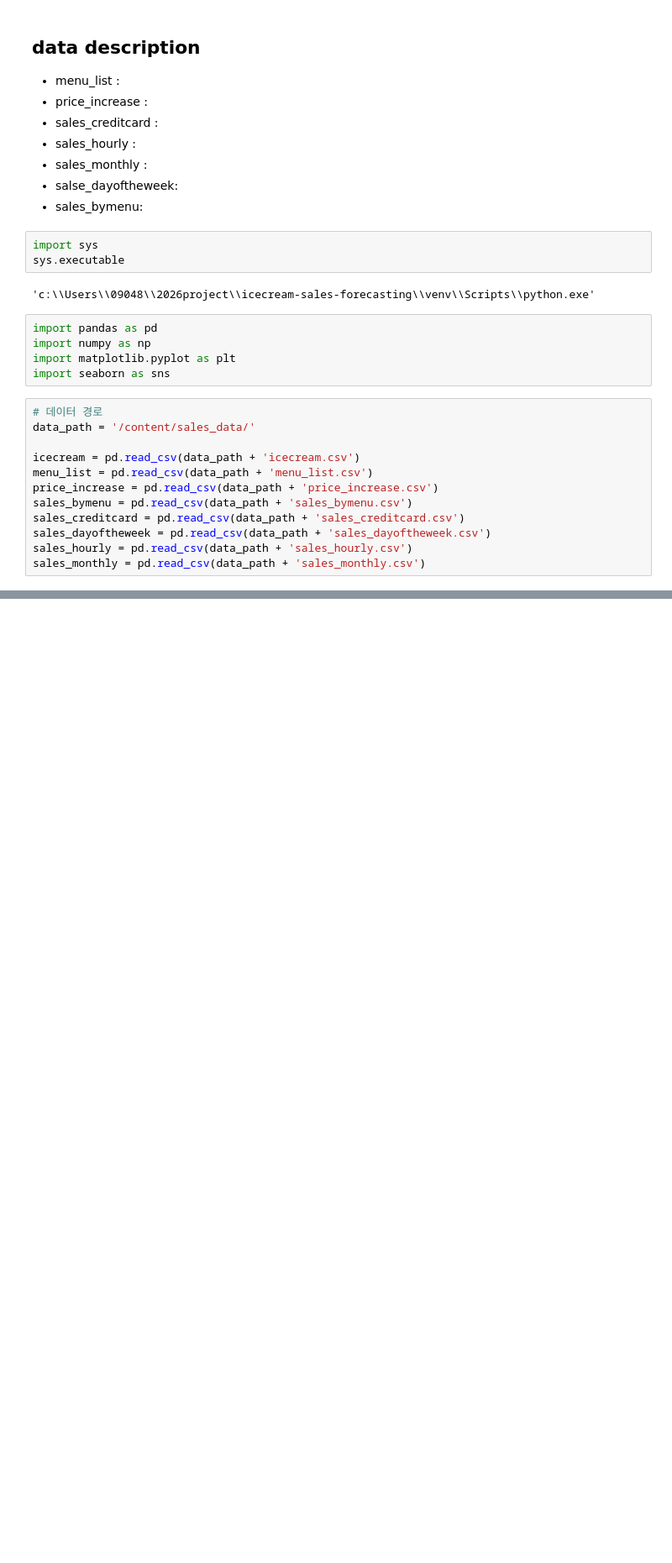
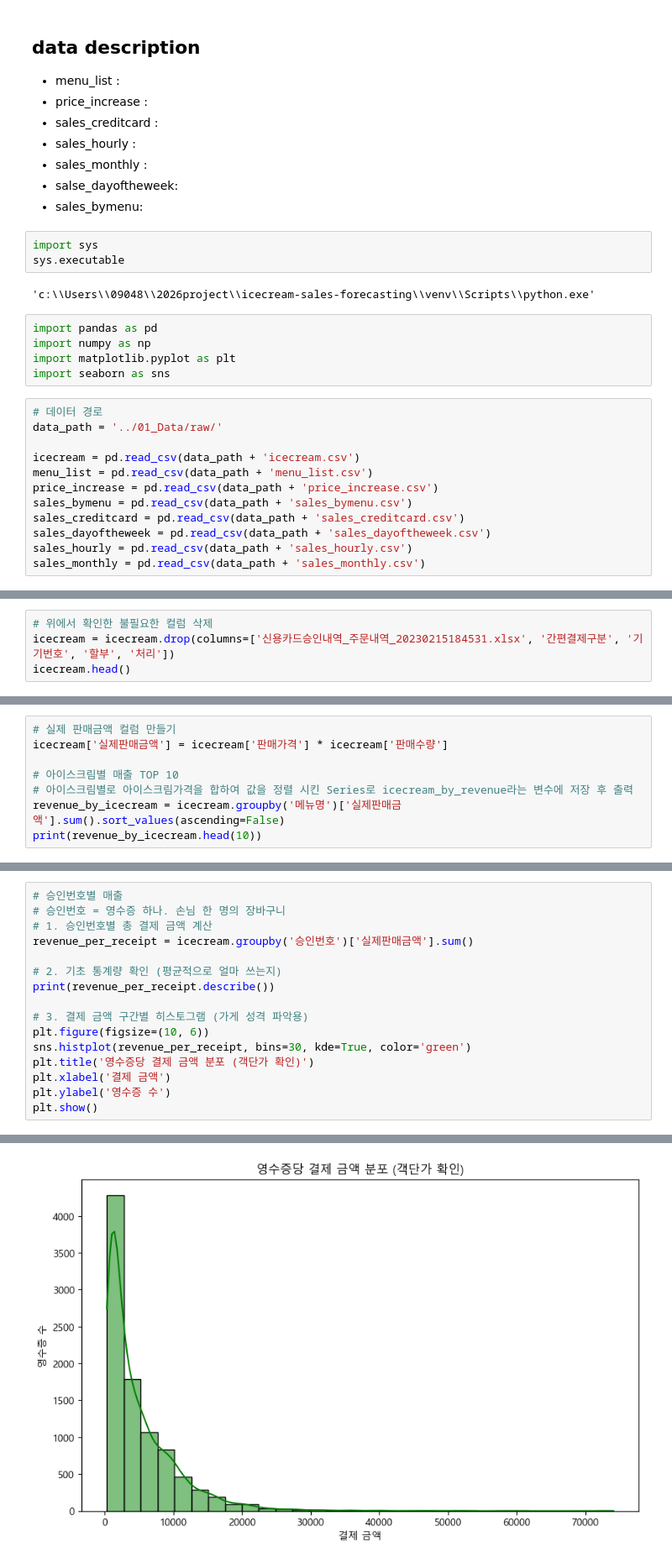
Before and after one commit to eeuuais/icecream-sales-forecasting, a Jupyter notebook: 02_Notebooks/01_EDA_Preprocessing.ipynb, the cells around one changed output, grey strips where cells are left out. Shown at 84% size. Saved outputs shown, nothing was run; the diff lists cells and outputs as text; blank space fills up the shorter version.

```diff
--- a/02_Notebooks/01_EDA_Preprocessing.ipynb
+++ b/02_Notebooks/01_EDA_Preprocessing.ipynb
@@ -25,7 +25,7 @@ import matplotlib.pyplot as plt
 import seaborn as sns
 # %%
 # 데이터 경로
-data_path = '/content/sales_data/'
+data_path = '../01_Data/raw/'
 
 icecream = pd.read_csv(data_path + 'icecream.csv')
 menu_list = pd.read_csv(data_path + 'menu_list.csv')
@@ -37,0 +178,4 @@ sales_monthly = pd.read_csv(data_path + 'sales_monthly.csv')
+# %%
+# 위에서 확인한 불필요한 컬럼 삭제
+icecream = icecream.drop(columns=['신용카드승인내역_주문내역_20230215184531.xlsx', '간편결제구분', '기기번호', '할부', '처리'])
+icecream.head()
@@ -37,0 +317,8 @@ sales_monthly = pd.read_csv(data_path + 'sales_monthly.csv')
+# %%
+# 실제 판매금액 컬럼 만들기
+icecream['실제판매금액'] = icecream['판매가격'] * icecream['판매수량']
+
+# 아이스크림별 매출 TOP 10
+# 아이스크림별로 아이스크림가격을 합하여 값을 정렬 시킨 Series로 icecream_by_revenue라는 변수에 저장 후 출력
+revenue_by_icecream = icecream.groupby('메뉴명')['실제판매금액'].sum().sort_values(ascending=False)
+print(revenue_by_icecream.head(10))
@@ -37,0 +368,17 @@ sales_monthly = pd.read_csv(data_path + 'sales_monthly.csv')
+# %%
+# 승인번호별 매출
+# 승인번호 = 영수증 하나. 손님 한 명의 장바구니
+# 1. 승인번호별 총 결제 금액 계산
+revenue_per_receipt = icecream.groupby('승인번호')['실제판매금액'].sum()
+
+# 2. 기초 통계량 확인 (평균적으로 얼마 쓰는지)
+print(revenue_per_receipt.describe())
+
+# 3. 결제 금액 구간별 히스토그램 (가게 성격 파악용)
+plt.figure(figsize=(10, 6))
+sns.histplot(revenue_per_receipt, bins=30, kde=True, color='green')
+plt.title('영수증당 결제 금액 분포 (객단가 확인)')
+plt.xlabel('결제 금액')
+plt.ylabel('영수증 수')
+plt.show()
+# %% [output]
@@ -37,0 +394 @@ sales_monthly = pd.read_csv(data_path + 'sales_monthly.csv')
+[figure, added]
```
Also changed, not shown: parts of 64 cells of this notebook, 2 other files.
